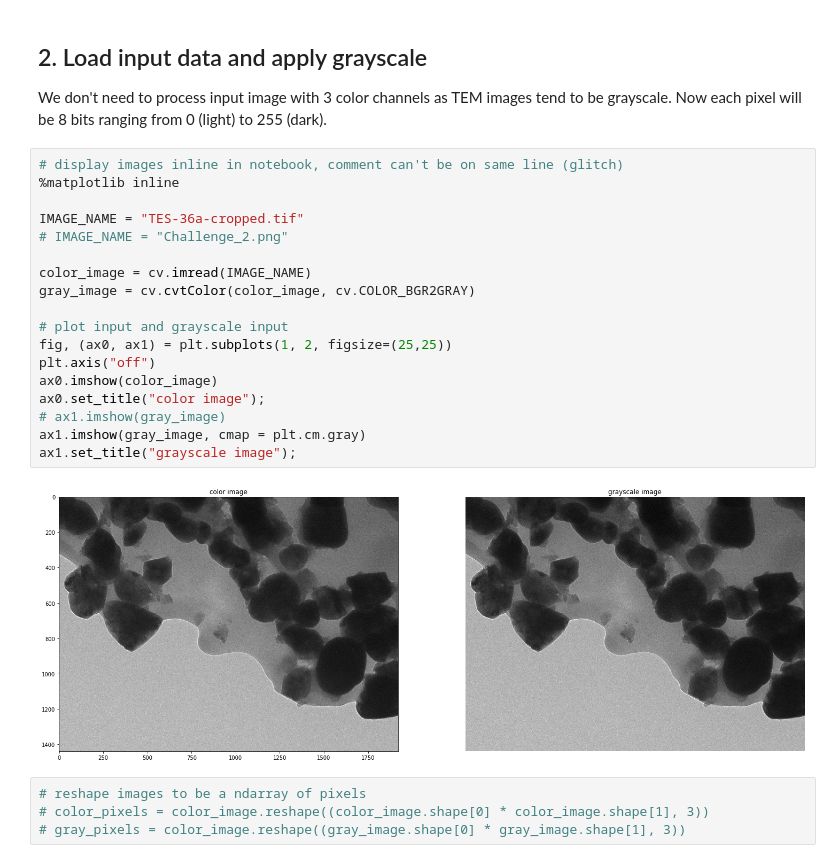
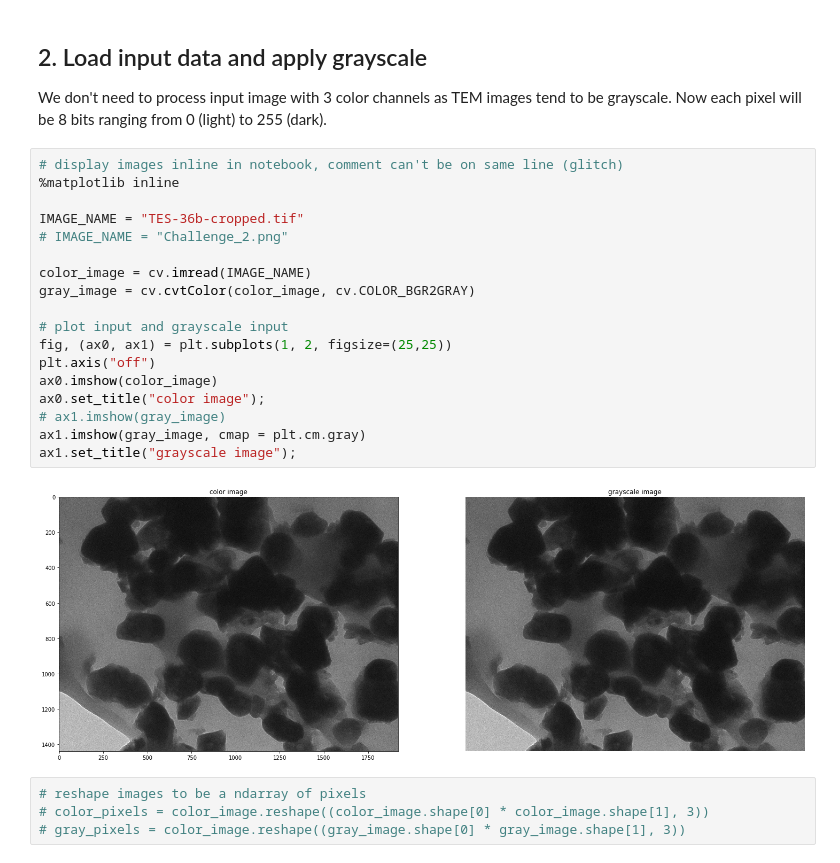
Before and after one commit to akshaytrikha/BTO-TEM-Processing, a Jupyter notebook: tem.ipynb, the cells around one changed output. Saved outputs shown, nothing was run; the diff lists cells and outputs as text.

```diff
--- a/tem.ipynb
+++ b/tem.ipynb
@@ -49,23 +49,23 @@ We don't need to process input image with 3 color channels as TEM images tend to
 # %%
 # display images inline in notebook, comment can't be on same line (glitch)
 %matplotlib inline
 
-IMAGE_NAME = "TES-36a-cropped.tif"
+IMAGE_NAME = "TES-36b-cropped.tif"
 # IMAGE_NAME = "Challenge_2.png"
 
 color_image = cv.imread(IMAGE_NAME)
 gray_image = cv.cvtColor(color_image, cv.COLOR_BGR2GRAY)
 
 # plot input and grayscale input
 fig, (ax0, ax1) = plt.subplots(1, 2, figsize=(25,25))
 plt.axis("off")
 ax0.imshow(color_image)
 ax0.set_title("color image");
 # ax1.imshow(gray_image)
 ax1.imshow(gray_image, cmap = plt.cm.gray)
 ax1.set_title("grayscale image");
 # %% [output]
-[figure, old version]
+[figure, new version]
 # %%
 # reshape images to be a ndarray of pixels
 # color_pixels = color_image.reshape((color_image.shape[0] * color_image.shape[1], 3))
```
Also changed, not shown: parts of 18 cells of this notebook, 8 other files.
